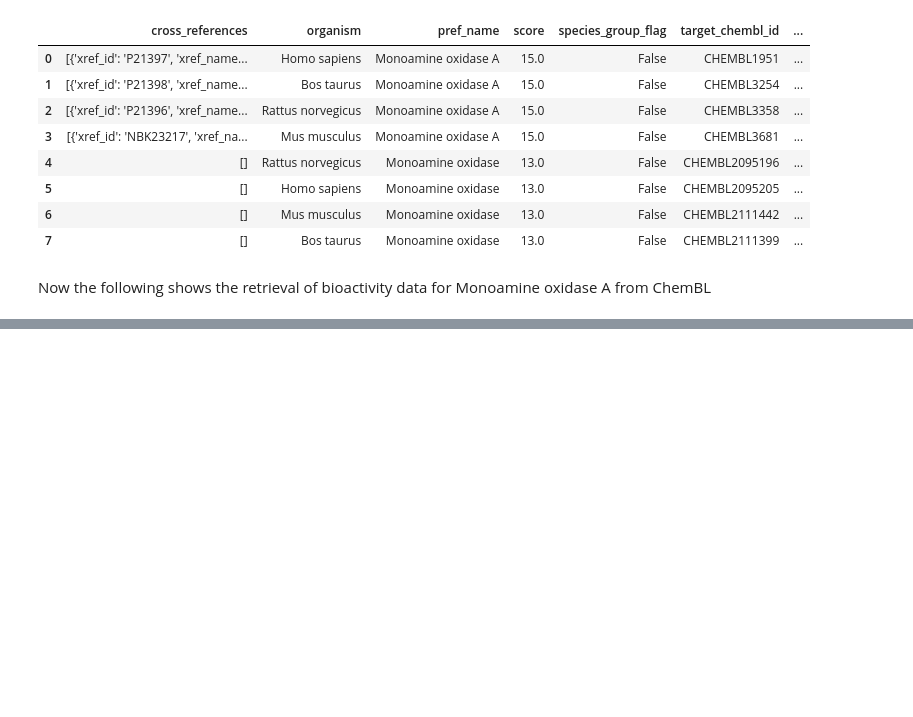
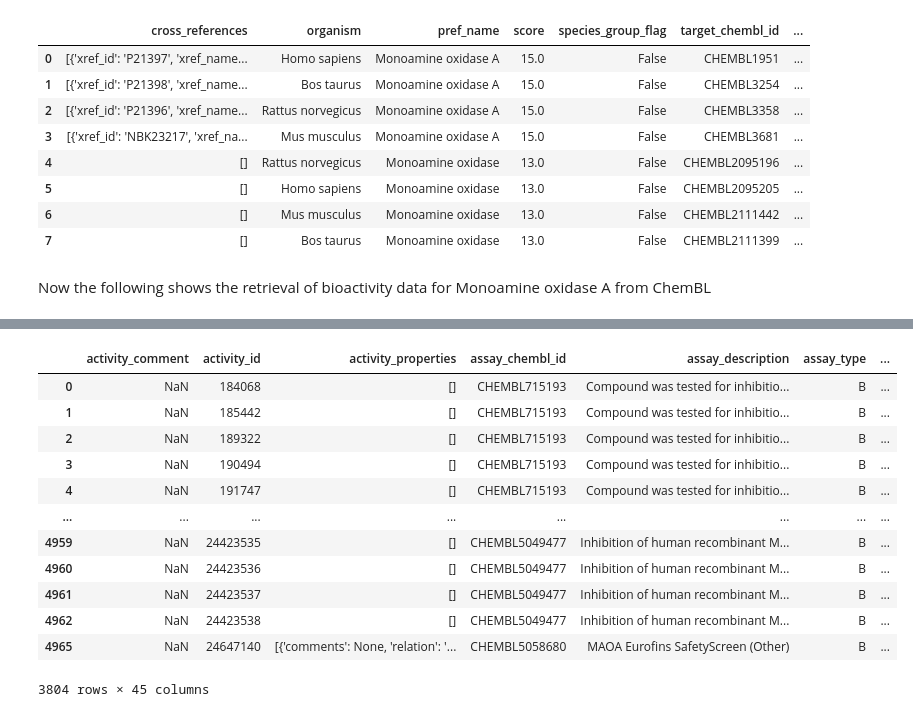
Before and after one commit to Diacod-I/BourneToKill, a Jupyter notebook: BioInfo.ipynb, the cells around one changed output, grey strips where cells are left out. Drawn from its saved outputs; the diff is of its cells as text; code cells hidden in the pictures; blank space fills up the shorter version.

```diff
--- a/BioInfo.ipynb
+++ b/BioInfo.ipynb
@@ -90,0 +86,18 @@ array(['Compound was tested for inhibition of monoamine oxidase-A (MAO-A).',
+# %%
+biocsv = pd.read_csv("/content/bioactivityMAO-A.csv")
+# %%
+biocsv[biocsv.standard_value.notna()]
+# %% [output]
+|  | activity_comment | activity_id | activity_properties | assay_chembl_id | assay_description | assay_type | ... |
+| 0 | NaN | 184068 | [] | CHEMBL715193 | Compound was tested for inhibitio... | B | ... |
+| 1 | NaN | 185442 | [] | CHEMBL715193 | Compound was tested for inhibitio... | B | ... |
+| 2 | NaN | 189322 | [] | CHEMBL715193 | Compound was tested for inhibitio... | B | ... |
+| 3 | NaN | 190494 | [] | CHEMBL715193 | Compound was tested for inhibitio... | B | ... |
+| 4 | NaN | 191747 | [] | CHEMBL715193 | Compound was tested for inhibitio... | B | ... |
+| ... | ... | ... | ... | ... | ... | ... | ... |
+| 4959 | NaN | 24423535 | [] | CHEMBL5049477 | Inhibition of human recombinant M... | B | ... |
+| 4960 | NaN | 24423536 | [] | CHEMBL5049477 | Inhibition of human recombinant M... | B | ... |
+| 4961 | NaN | 24423537 | [] | CHEMBL5049477 | Inhibition of human recombinant M... | B | ... |
+| 4962 | NaN | 24423538 | [] | CHEMBL5049477 | Inhibition of human recombinant M... | B | ... |
+| 4965 | NaN | 24647140 | [{'comments': None, 'relation': '... | CHEMBL5058680 | MAOA Eurofins SafetyScreen (Other) | B | ... |
+3804 rows × 45 columns
```
Also changed, not shown: parts of 5 cells of this notebook.
